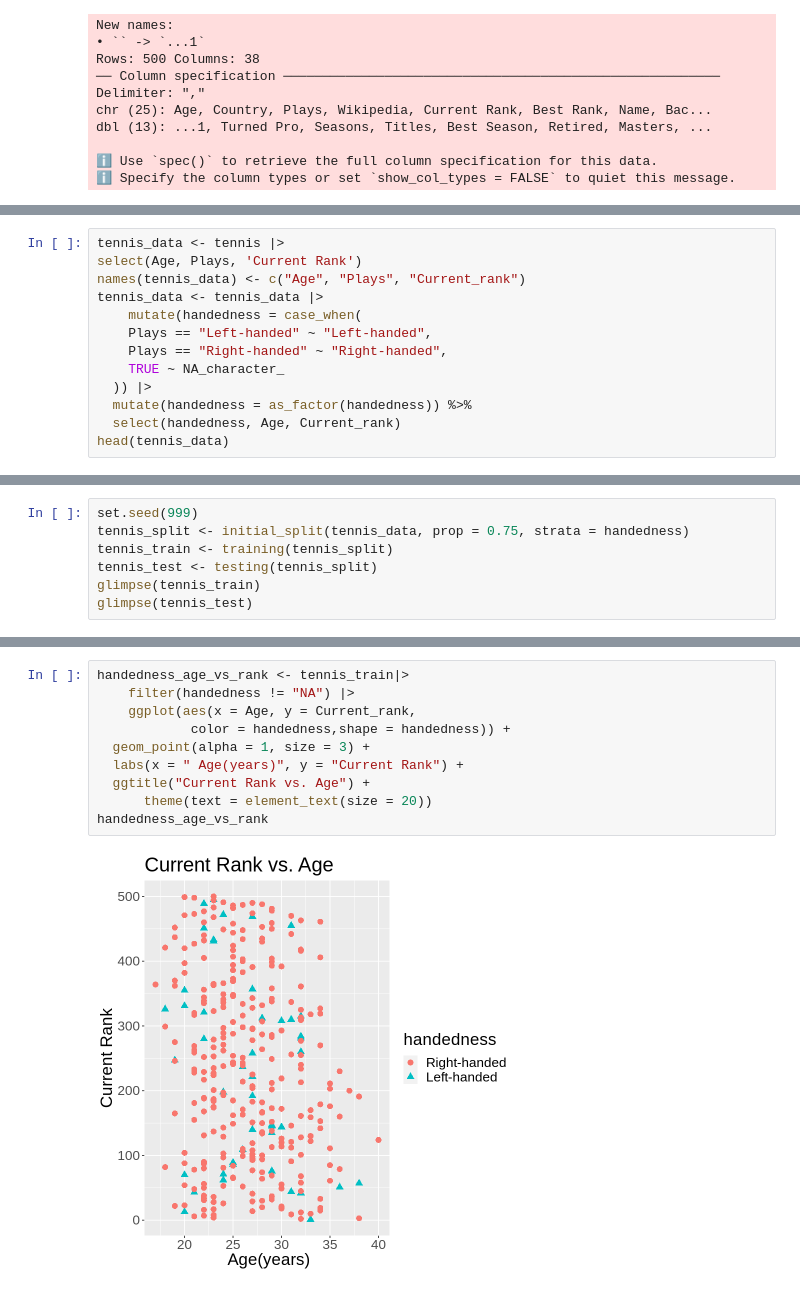
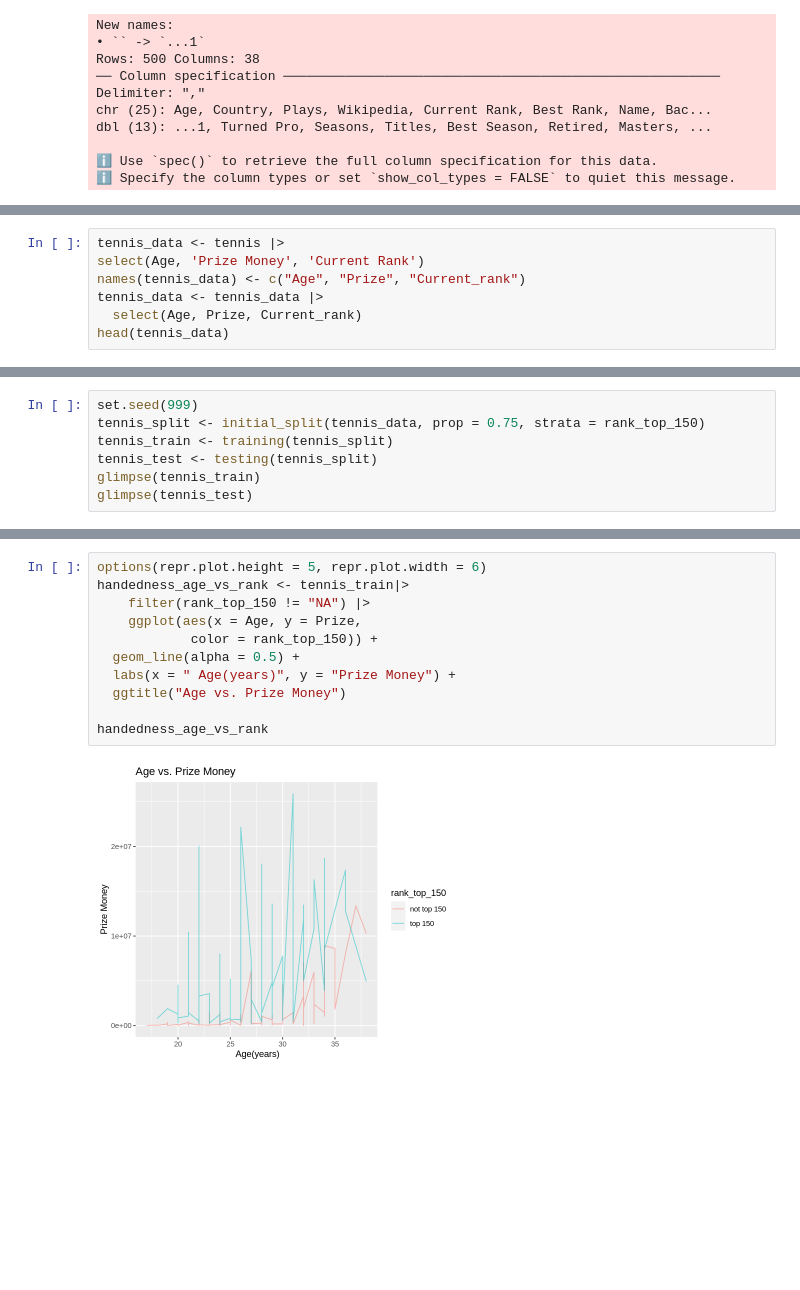
Before and after one commit to hirnas/DSCI100GW, a Jupyter notebook: group project/project code v2.ipynb, the cells around one changed output, grey strips where cells are left out. Drawn from its saved outputs; the diff is of its cells as text; blank space fills up the shorter version.

Commit message:
another data code

```diff
--- a/group project/project code v2.ipynb
+++ b/group project/project code v2.ipynb
@@ -52,15 +52,9 @@ A tibble: 1 × 3
 # %%
 tennis_data <- tennis |>
-select(Age, Plays, 'Current Rank')
-names(tennis_data) <- c("Age", "Plays", "Current_rank")
+select(Age, 'Prize Money', 'Current Rank')
+names(tennis_data) <- c("Age", "Prize", "Current_rank")
 tennis_data <- tennis_data |>
-    mutate(handedness = case_when(
-    Plays == "Left-handed" ~ "Left-handed",
-    Plays == "Right-handed" ~ "Right-handed",
-    TRUE ~ NA_character_
-  )) |>
-  mutate(handedness = as_factor(handedness)) %>%
-  select(handedness, Age, Current_rank)
+  select(Age, Prize, Current_rank)
 head(tennis_data)
 # %% [output]
 A tibble: 6 × 3
@@ -94,6 +93,6 @@ A tibble: 6 × 3
 # %%
 set.seed(999)
-tennis_split <- initial_split(tennis_data, prop = 0.75, strata = handedness)
+tennis_split <- initial_split(tennis_data, prop = 0.75, strata = rank_top_150)
 tennis_train <- training(tennis_split)
 tennis_test <- testing(tennis_split)
 glimpse(tennis_train)
@@ -142,14 +141,15 @@ A tibble: 2 × 3
 # %%
+options(repr.plot.height = 5, repr.plot.width = 6)
 handedness_age_vs_rank <- tennis_train|>
-    filter(handedness != "NA") |>
-    ggplot(aes(x = Age, y = Current_rank,
-            color = handedness,shape = handedness)) +
-  geom_point(alpha = 1, size = 3) +
-  labs(x = " Age(years)", y = "Current Rank") +
-  ggtitle("Current Rank vs. Age") +
-      theme(text = element_text(size = 20))
+    filter(rank_top_150 != "NA") |>
+    ggplot(aes(x = Age, y = Prize,
+            color = rank_top_150)) +
+  geom_line(alpha = 0.5) +
+  labs(x = " Age(years)", y = "Prize Money") +
+  ggtitle("Age vs. Prize Money")
+
 handedness_age_vs_rank
 # %% [output]
-[figure, old version]
+[figure, new version]
 # %%
 set.seed(999)
```
Also changed, not shown: parts of 12 cells of this notebook.
